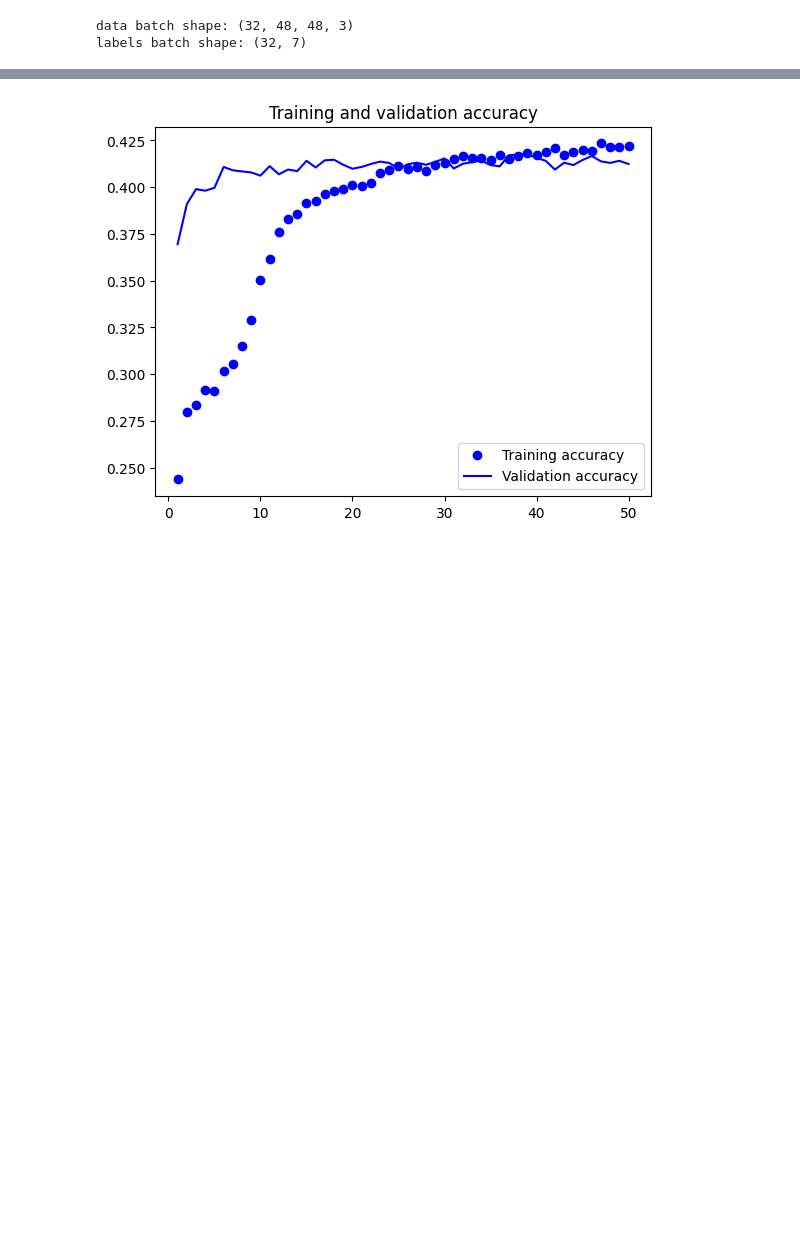
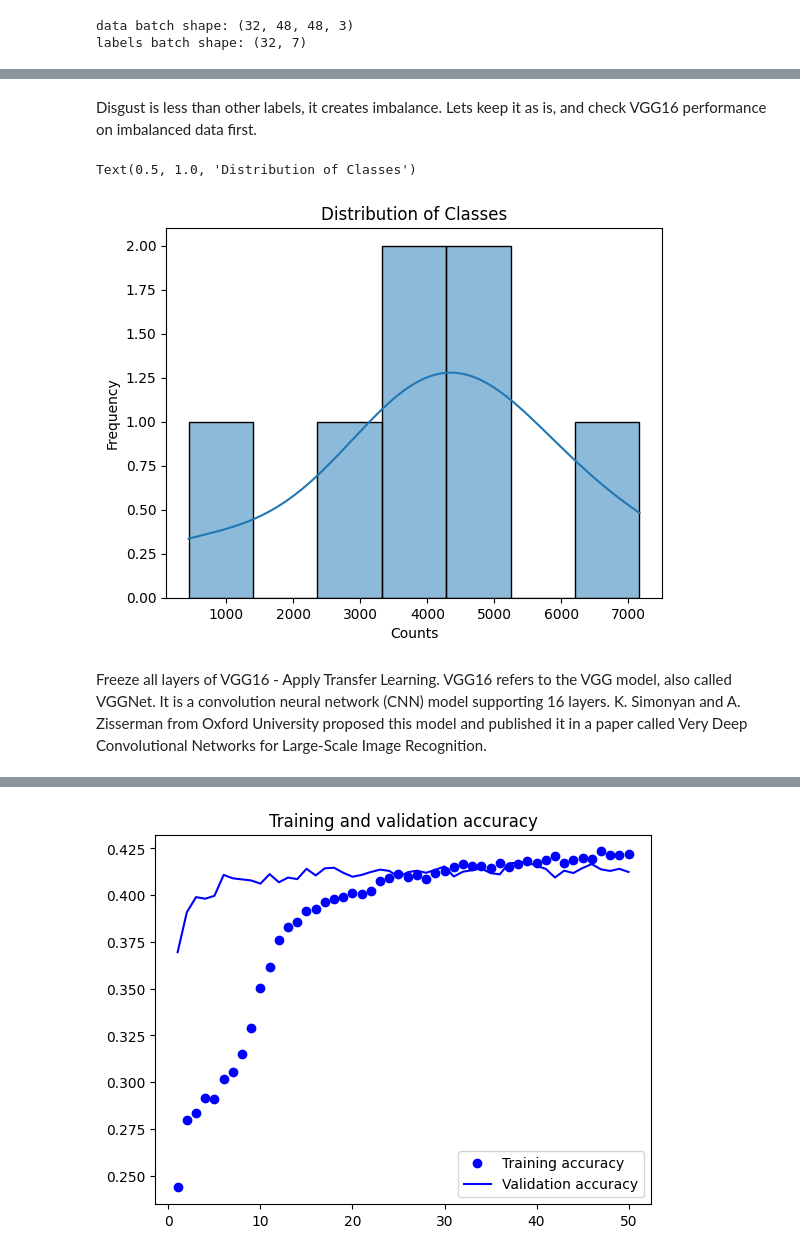
Before and after one commit to LifeiWangRiley/Facial_Expression_Recognition_Model_CNN, a Jupyter notebook: VGG_Transfer.ipynb, the cells around one changed output, grey strips where cells are left out. Saved outputs shown, nothing was run; the diff lists cells and outputs as text; code cells hidden in the pictures; blank space fills up the shorter version.

```diff
--- a/VGG_Transfer.ipynb
+++ b/VGG_Transfer.ipynb
@@ -63,0 +77,13 @@ Freeze all layers of VGG16
+# %%
+label_counts = {}
+
+for _, label in train_dataset:
+    original_labels = tf.argmax(label, axis=-1).numpy()
+    for lbl in original_labels:
+        if lbl in label_counts:
+            label_counts[lbl] += 1
+        else:
+            label_counts[lbl] = 1
+
+for label_value, count in label_counts.items():
+    print(f"Label {label_value}: Count {count}")
@@ -64,3 +98,17 @@ Freeze all layers of VGG16
+# %% [markdown]
+Disgust is less than other labels, it creates imbalance. Lets keep it as is, and check VGG16 performance on imbalanced data first.
+# %%
+import seaborn as sns
+
+sns.histplot(label_counts, bins=7, kde=True)  # 'kde' adds a kernel density estimate curve
+plt.xlabel('Counts')
+plt.ylabel('Frequency')
+plt.title('Distribution of Classes')
+# %% [output]
+Text(0.5, 1.0, 'Distribution of Classes')
+[figure, added]
+# %% [markdown]
+Freeze all layers of VGG16 - Apply Transfer Learning. VGG16 refers to the VGG model, also called VGGNet. It is a convolution neural network (CNN) model supporting 16 layers. K. Simonyan and A. Zisserman from Oxford University proposed this model and published it in a paper called Very Deep Convolutional Networks for Large-Scale Image Recognition.
 # %%
 conv_base = keras.applications.vgg16.VGG16(
     weights="imagenet",
```
Also changed, not shown: parts of 36 cells of this notebook, 3 other files.
